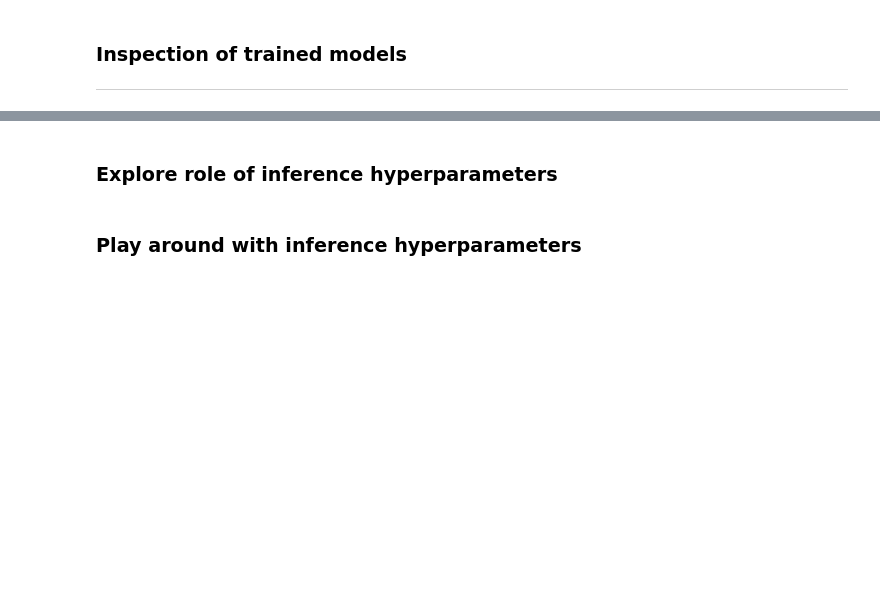
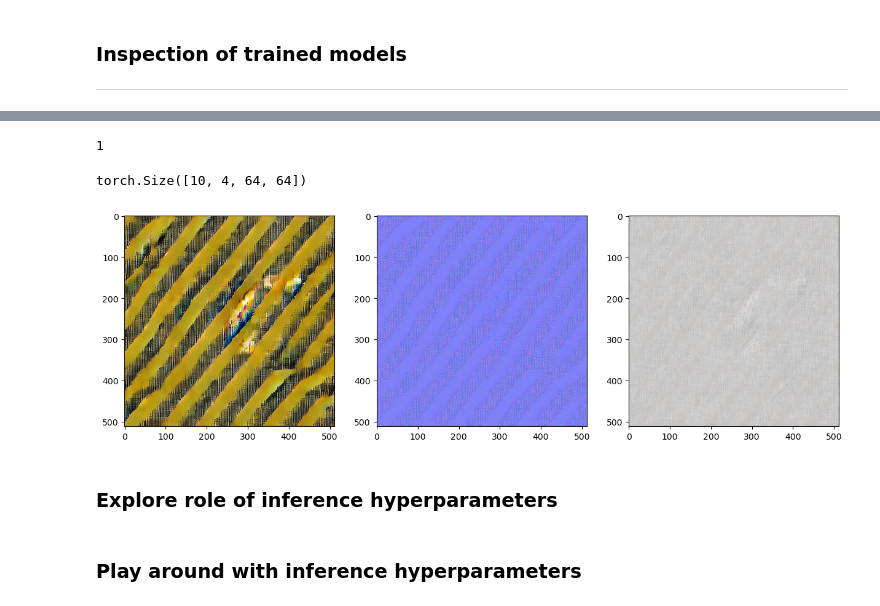
Before and after one commit to ludekcizinsky/garment-texture-completion, a Jupyter notebook: notebooks/post_training.ipynb, the cells around one changed output, grey strips where cells are left out. Saved outputs shown, nothing was run; the diff lists cells and outputs as text; code cells hidden in the pictures; blank space fills up the shorter version.

Commit message:
progress on predicint other texture maps

```diff
--- a/notebooks/post_training.ipynb
+++ b/notebooks/post_training.ipynb
@@ -85,0 +72,4 @@ val_batches = [next(iter(val_dataloader)) for _ in range(max_n_batches)]
+# %%
+model.full_pbr_inference = True
+# %%
+trainer = pl.Trainer(accelerator="gpu", devices=1, logger=False, callbacks=[])
@@ -85,0 +84,3 @@ val_batches = [next(iter(val_dataloader)) for _ in range(max_n_batches)]
+# %%
+# Predict
+outputs = trainer.predict(model, val_dataloader)
@@ -85,0 +91,37 @@ val_batches = [next(iter(val_dataloader)) for _ in range(max_n_batches)]
+# %%
+len(outputs)
+# %% [output]
+1
+# %%
+outputs[0].shape
+# %% [output]
+torch.Size([10, 4, 64, 64])
+# %%
+latents = outputs[0]
+
+vae_diffuse = model.model.vae_diffuse
+vae_normal = model.model.vae_normal.to(dtype=torch.float32)
+vae_roughness = model.model.vae_roughness.to(dtype=torch.float32)
+
+# Decode and save diffuse texture
+bsz = latents.shape[0]
+pt_diffuse = vae_diffuse.decode(latents / vae_diffuse.config.scaling_factor, return_dict=False)
+diffuse = model.inference_pipe.image_processor.postprocess(pt_diffuse[0], output_type="pil", do_denormalize=[True]*bsz)
+
+# Decode and save normal map
+pt_normal = vae_normal.decode(latents / vae_normal.config.scaling_factor, return_dict=False)
+normal = model.inference_pipe.image_processor.postprocess(pt_normal[0], output_type="pil", do_denormalize=[True]*bsz)
+
+# Decode and save roughness map
+pt_roughness = vae_roughness.decode(latents / vae_roughness.config.scaling_factor, return_dict=False)
+roughness = model.inference_pipe.image_processor.postprocess(pt_roughness[0], output_type="pil", do_denormalize=[True]*bsz)
+# %%
+fig, axs = plt.subplots(1, 3, figsize=(15, 5))
+
+axs[0].imshow(diffuse[0])
+axs[1].imshow(normal[0])
+axs[2].imshow(roughness[0])
+
+plt.show()
+# %% [output]
+[figure, added]
```
Also changed, not shown: parts of 17 cells of this notebook, 5 other files.
